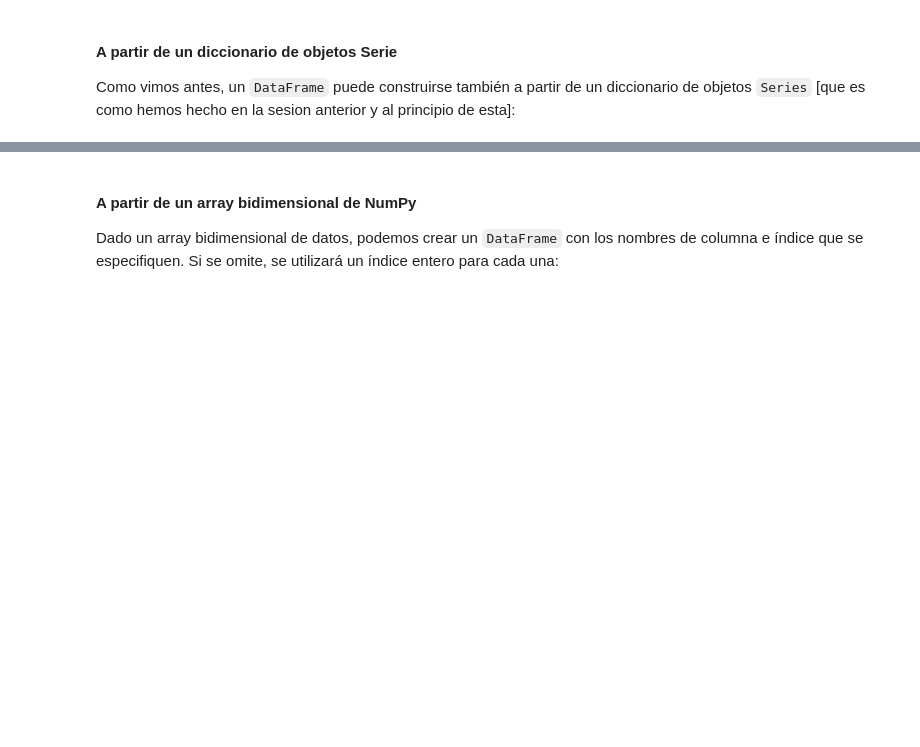
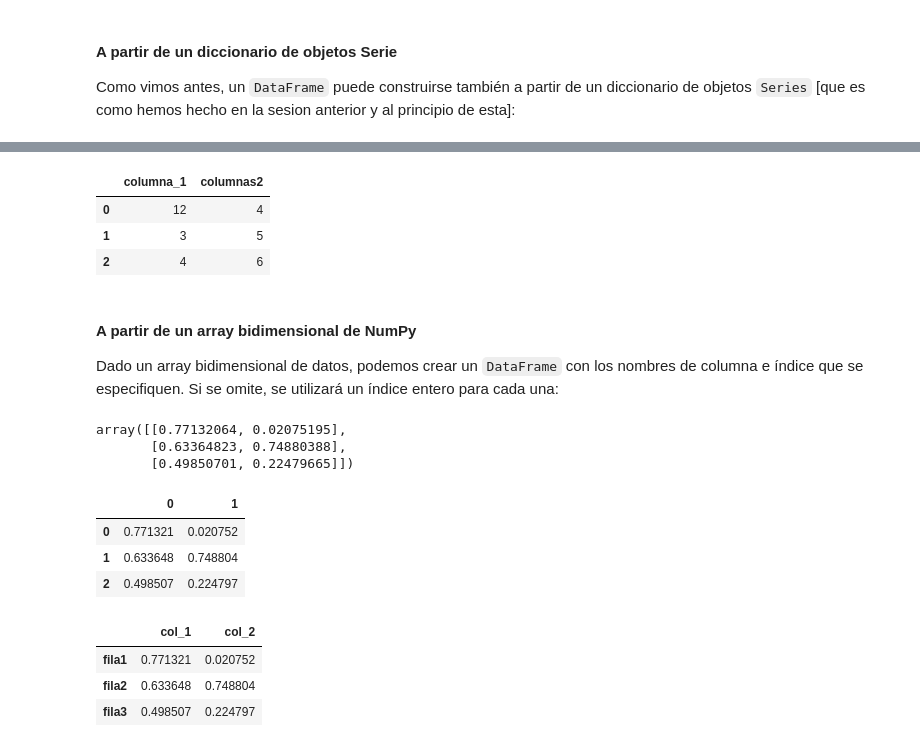
Before and after one commit to ChiaraTot/ONLINE_DS_THEBRIDGE_CHIARA, a Jupyter notebook: 02_Programacion_y_Herramientas_Avanzadas_CT/Sprint_04/Unidad_01_Herramientas_Avanzadas__Pandas_I/05_DataFrame_II.ipynb, the cells around one changed output, grey strips where cells are left out. Drawn from its saved outputs; the diff is of its cells as text; code cells hidden in the pictures; blank space fills up the shorter version.

```diff
--- a/02_Programacion_y_Herramientas_Avanzadas_CT/Sprint_04/Unidad_01_Herramientas_Avanzadas__Pandas_I/05_DataFrame_II.ipynb
+++ b/02_Programacion_y_Herramientas_Avanzadas_CT/Sprint_04/Unidad_01_Herramientas_Avanzadas__Pandas_I/05_DataFrame_II.ipynb
@@ -96,5 +147,42 @@ Como vimos antes, un ``DataFrame`` puede construirse también a partir de un dic
+# %%
+pd.DataFrame({"columna_1": [12,3,4], "columnas2": [4,5,6] })
+
+# lo unico que hay que vigilar es que las listas dentro del diccioanrio tengan los mismos elementos
+# %% [output]
+|  | columna_1 | columnas2 |
+| 0 | 12 | 4 |
+| 1 | 3 | 5 |
+| 2 | 4 | 6 |
 # %% [markdown]
 #### A partir de un array bidimensional de NumPy
 
 Dado un array bidimensional de datos, podemos crear un ``DataFrame`` con los nombres de columna e índice que se especifiquen.
 Si se omite, se utilizará un índice entero para cada una:
+# %%
+import numpy as np
+
+#generamos un array de numpy random, pero fijandolo-por eso utilizamos .seed()
+np.random.seed(10)
+
+array_base = np.random.rand(3,2)
+array_base
+# %% [output]
+array([[0.77132064, 0.02075195],
+       [0.63364823, 0.74880388],
+       [0.49850701, 0.22479665]])
+# %%
+pd.DataFrame(array_base)
+# si no damos valores a las columnas, les asigna numericos
+# %% [output]
+|  | 0 | 1 |
+| 0 | 0.771321 | 0.020752 |
+| 1 | 0.633648 | 0.748804 |
+| 2 | 0.498507 | 0.224797 |
+# %%
+pd.DataFrame(array_base,
+             columns= ["col_1","col_2"], index = ["fila1","fila2","fila3"])
+# %% [output]
+|  | col_1 | col_2 |
+| fila1 | 0.771321 | 0.020752 |
+| fila2 | 0.633648 | 0.748804 |
+| fila3 | 0.498507 | 0.224797 |
```
Also changed, not shown: parts of 7 cells of this notebook, 3 other files.
